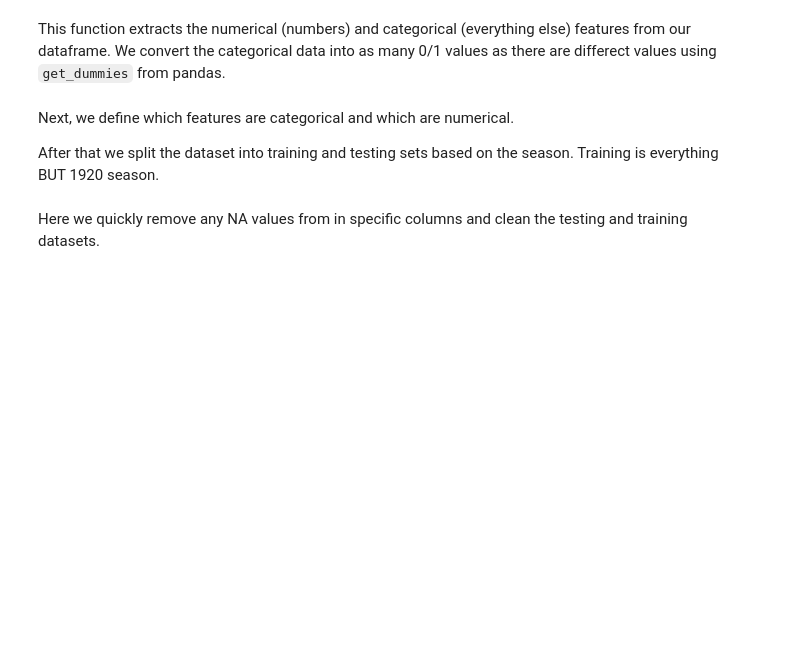
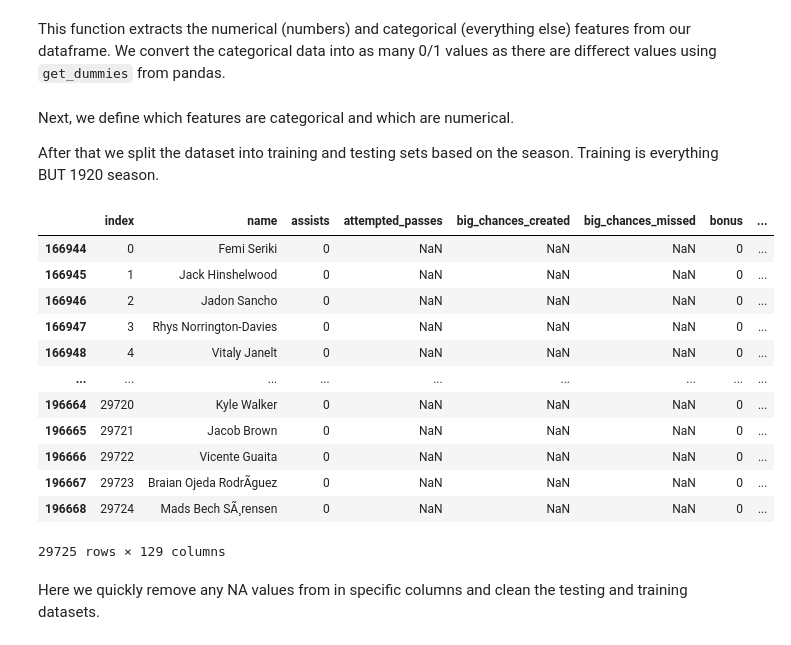
Before and after one commit to jamesdidathing/fpl_predictor, a Jupyter notebook: predictor.ipynb, the cells around one changed output. Cells and saved outputs as stored; diff of their text form; code cells hidden in the pictures; blank space fills up the shorter version.

```diff
--- a/predictor.ipynb
+++ b/predictor.ipynb
@@ -535,9 +535,23 @@ After that we split the dataset into training and testing sets based on the seas
 # %%
 categorical_features = ['was_home', 'position_y']
 numerical_features = numerical_features = list(set(relevant_features) - set(categorical_features))
 
-train_df = lagged_gw_df[(lagged_gw_df.season!='1920')]
-test_df = lagged_gw_df[(lagged_gw_df.season=='1920') ]
+train_df = lagged_gw_df[(lagged_gw_df.season!='2324')]
+test_df = lagged_gw_df[(lagged_gw_df.season=='2324') ]
+# %% [output]
+|  | index | name | assists | attempted_passes | big_chances_created | big_chances_missed | bonus | ... |
+| 166944 | 0 | Femi Seriki | 0 | NaN | NaN | NaN | 0 | ... |
+| 166945 | 1 | Jack Hinshelwood | 0 | NaN | NaN | NaN | 0 | ... |
+| 166946 | 2 | Jadon Sancho | 0 | NaN | NaN | NaN | 0 | ... |
+| 166947 | 3 | Rhys Norrington-Davies | 0 | NaN | NaN | NaN | 0 | ... |
+| 166948 | 4 | Vitaly Janelt | 0 | NaN | NaN | NaN | 0 | ... |
+| ... | ... | ... | ... | ... | ... | ... | ... | ... |
+| 196664 | 29720 | Kyle Walker | 0 | NaN | NaN | NaN | 0 | ... |
+| 196665 | 29721 | Jacob Brown | 0 | NaN | NaN | NaN | 0 | ... |
+| 196666 | 29722 | Vicente Guaita | 0 | NaN | NaN | NaN | 0 | ... |
+| 196667 | 29723 | Braian Ojeda RodrÃ­guez | 0 | NaN | NaN | NaN | 0 | ... |
+| 196668 | 29724 | Mads Bech SÃ¸rensen | 0 | NaN | NaN | NaN | 0 | ... |
+29725 rows × 129 columns
 # %% [markdown]
 Here we quickly remove any NA values from in specific columns and clean the testing and training datasets.
 # %%
```
Also changed, not shown: parts of 17 cells of this notebook.
